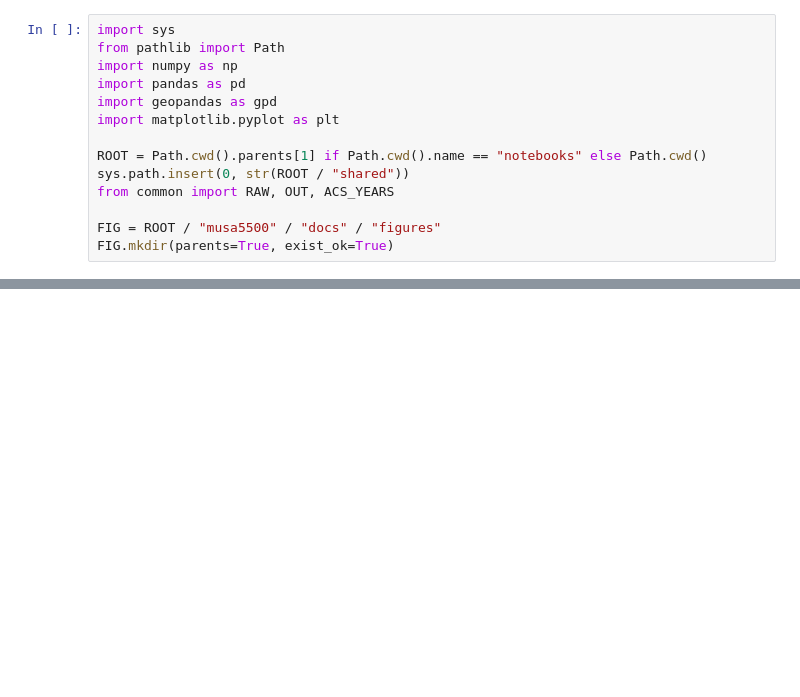
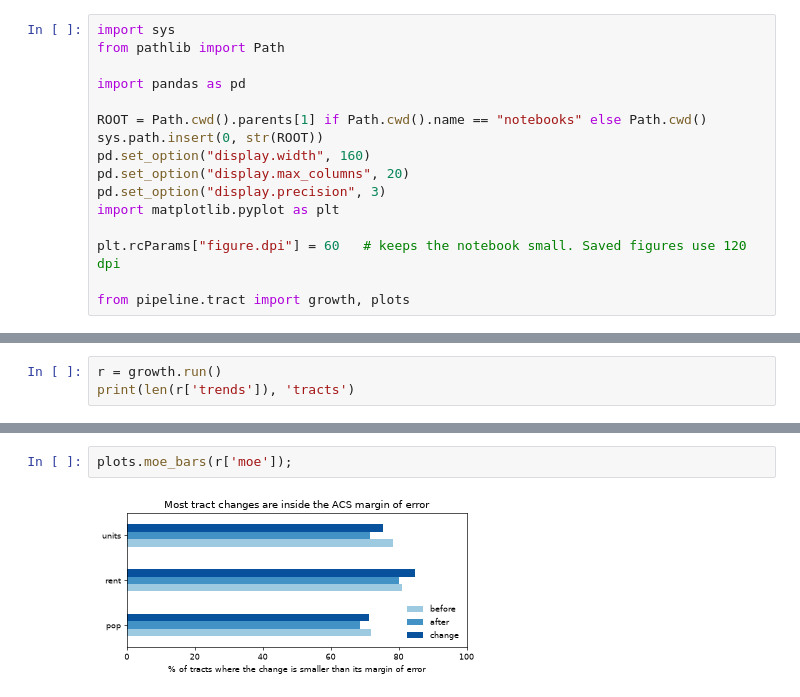
Before and after one commit to yezhanggg/YZ-MUSA-FINAL, a Jupyter notebook: musa5500/notebooks/01_trends.ipynb, the cells around one changed output, grey strips where cells are left out. Cells and saved outputs as stored; diff of their text form; blank space fills up the shorter version.

Commit message:
Thin course notebooks 01, 02, 04 calling the tract modules; figures for growth margins, k metrics, sensitivity, model comparison, backtest, importance and migration

```diff
--- a/musa5500/notebooks/01_trends.ipynb
+++ b/musa5500/notebooks/01_trends.ipynb
@@ -18,14 +16,16 @@ Run `python musa5500/get_data.py` first.
 # %%
 import sys
 from pathlib import Path
-import numpy as np
+
 import pandas as pd
-import geopandas as gpd
+
+ROOT = Path.cwd().parents[1] if Path.cwd().name == "notebooks" else Path.cwd()
+sys.path.insert(0, str(ROOT))
+pd.set_option("display.width", 160)
+pd.set_option("display.max_columns", 20)
+pd.set_option("display.precision", 3)
 import matplotlib.pyplot as plt
 
-ROOT = Path.cwd().parents[1] if Path.cwd().name == "notebooks" else Path.cwd()
-sys.path.insert(0, str(ROOT / "shared"))
-from common import RAW, OUT, ACS_YEARS
+plt.rcParams["figure.dpi"] = 60   # keeps the notebook small. Saved figures use 120 dpi
 
-FIG = ROOT / "musa5500" / "docs" / "figures"
-FIG.mkdir(parents=True, exist_ok=True)
+from pipeline.tract import growth, plots
@@ -208,0 +32,3 @@ trends["trend_change"] = trends.pop_change
+# %%
+r = growth.run()
+print(len(r['trends']), 'tracts')
@@ -283,0 +90,4 @@ print(len(trends), "rows in trends_tract.csv;", len(panel), "rows in tract_panel
+# %%
+plots.moe_bars(r['moe']);
+# %% [output]
+[figure, added]
```
Also changed, not shown: parts of 26 cells of this notebook, 20 other files.
